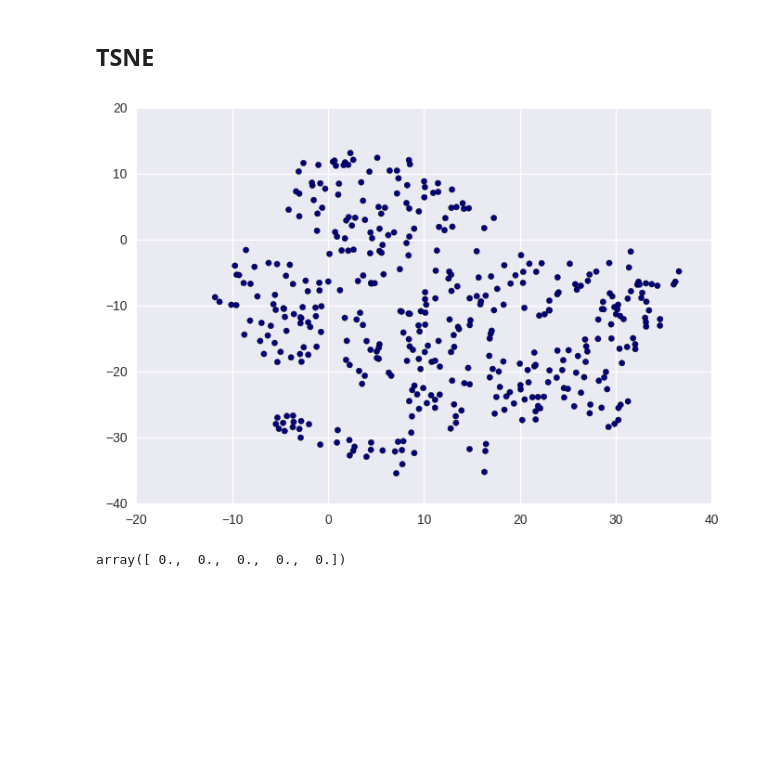
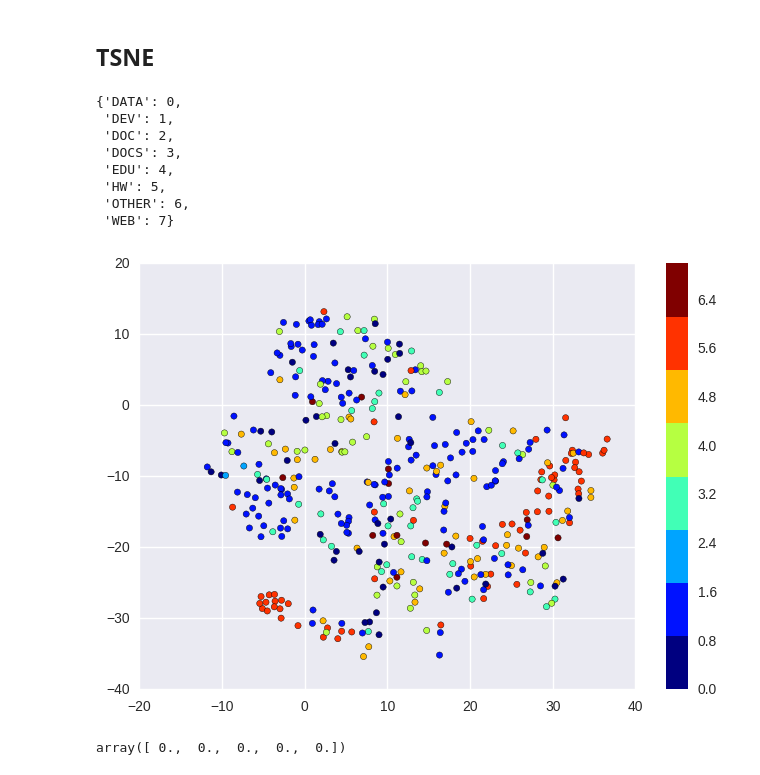
Before and after one commit to mbornstein/GithubRepoClassification, a Jupyter notebook: Data Visualization.ipynb, the cells around one changed output. Drawn from its saved outputs; the diff is of its cells as text; code cells hidden in the pictures; blank space fills up the shorter version.

Commit message:
print colorful dots

```diff
--- a/Data Visualization.ipynb
+++ b/Data Visualization.ipynb
@@ -136,23 +136,33 @@ import sklearn.manifold
 # %%
 #X = data[['repo_size', 'open_issues', 'forks_count', 'up_to_dateness', 'file_count', 'watcher_count']]
 X = norm_data
 model = sklearn.manifold.TSNE(n_components=2, random_state=0)
 #np.set_printoptions(suppress=True)
 vis_data = model.fit_transform(X)
 
 # plot the result
 vis_x = vis_data[:, 0]
 vis_y = vis_data[:, 1]
 
 categories = importer.trainset.classification + importer.testset.classification
+cats = np.unique(categories)
+cat_translate = dict(zip(cats, np.arange(len(cats))))
 
-plt.scatter(vis_x, vis_y, c=[0]*len(categories), cmap=plt.cm.get_cmap("jet", 10))
-#plt.clim(-0.5, 9.5)
-#plt.xlim(-0.001, 0.001)
-#plt.ylim(-0.001, 0.001)
-None
+color_mapping = [cat_translate[category] for category in categories]
+
+plt.scatter(vis_x, vis_y, c=color_mapping, cmap=plt.cm.get_cmap("jet", len(cats)))
+plt.colorbar()
+cat_translate
 # %% [output]
+{'DATA': 0,
+ 'DEV': 1,
+ 'DOC': 2,
+ 'DOCS': 3,
+ 'EDU': 4,
+ 'HW': 5,
+ 'OTHER': 6,
+ 'WEB': 7}
-[figure, old version]
+[figure, new version]
 # %%
 t = np.ones((5, 6)) * np.arange(6)
 t = t.flatten()
```
